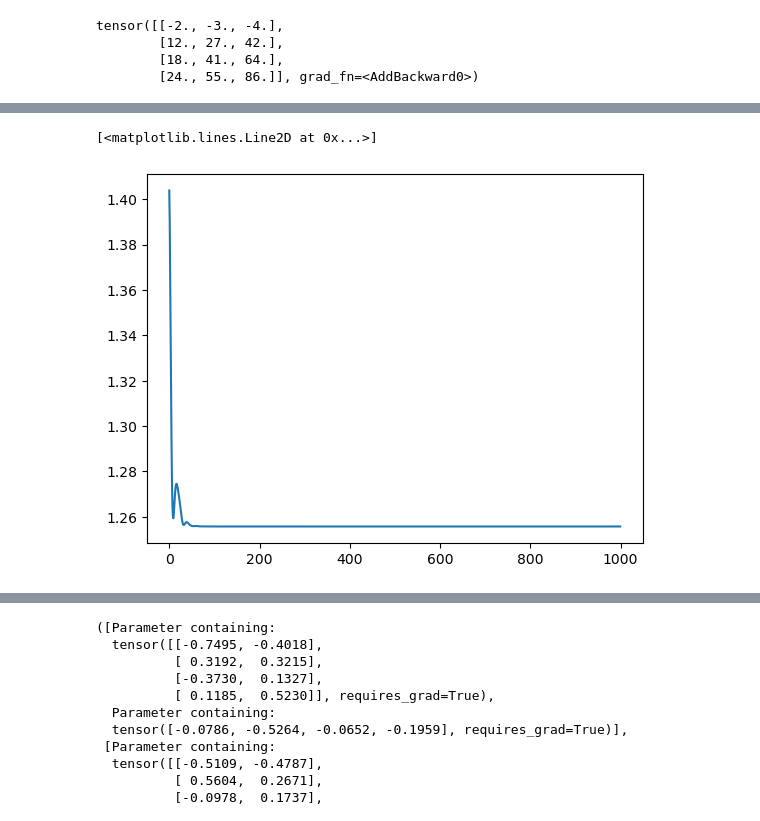
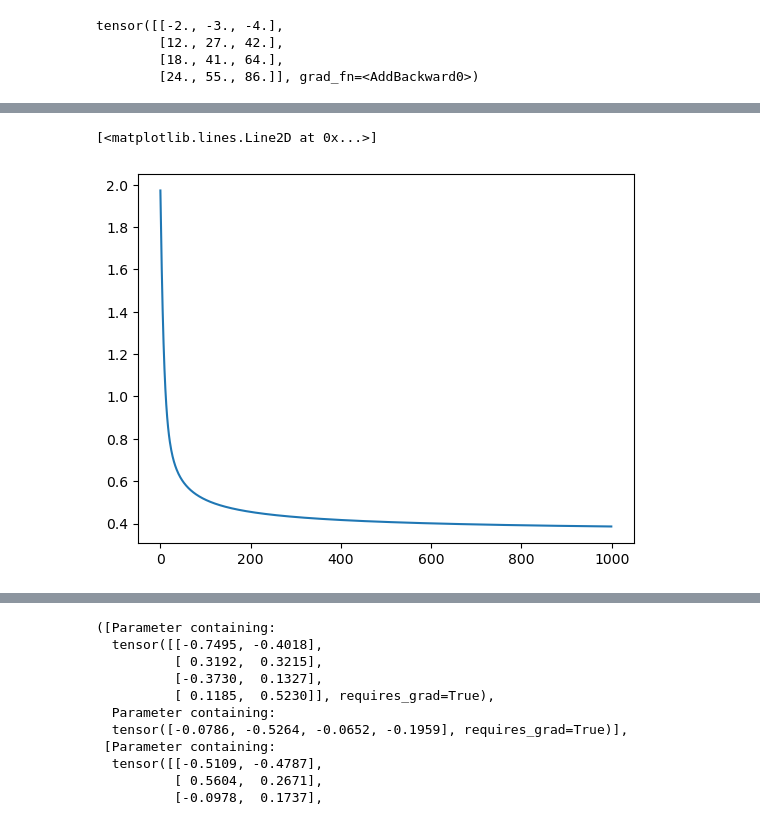
Before and after one commit to aaamini/torch-tut, a Jupyter notebook: W23/softmax_regression.ipynb, the cells around one changed output, grey strips where cells are left out. Drawn from its saved outputs; the diff is of its cells as text; code cells hidden in the pictures.

```diff
--- a/W23/softmax_regression.ipynb
+++ b/W23/softmax_regression.ipynb
@@ -218,28 +250,28 @@ tensor([-0.5327, -0.5101,  0.6030, -0.3107], requires_grad=True)
 # %%
 model = SoftmaxRegression(2, 4) # Initialize model
 
-optim = torch.optim.SGD(model.parameters(), lr=.2, momentum=0.9)
+optim = torch.optim.SGD(model.parameters(), lr=.2, momentum=0.)
 
 n_steps = 1000
 
 # Run gradient descent
 loss_hist = []
 for iter in range(n_steps):
     # Compute the loss
     loss = my_loss(model)
     # Compute the gradient of the loss
     loss.backward()
     # Update the parameters
     optim.step()
     # Set the gradient to zero
     optim.zero_grad()
     # Save the loss
     loss_hist.append(loss.item())
 
 plt.plot(loss_hist)
 # %% [output]
 [<matplotlib.lines.Line2D at 0x...>]
-[figure, old version]
+[figure, new version]
 # %%
 # compare with true model
 print(true_model.linear.weight)
```
Also changed, not shown: parts of 20 cells of this notebook, 3 other files.
